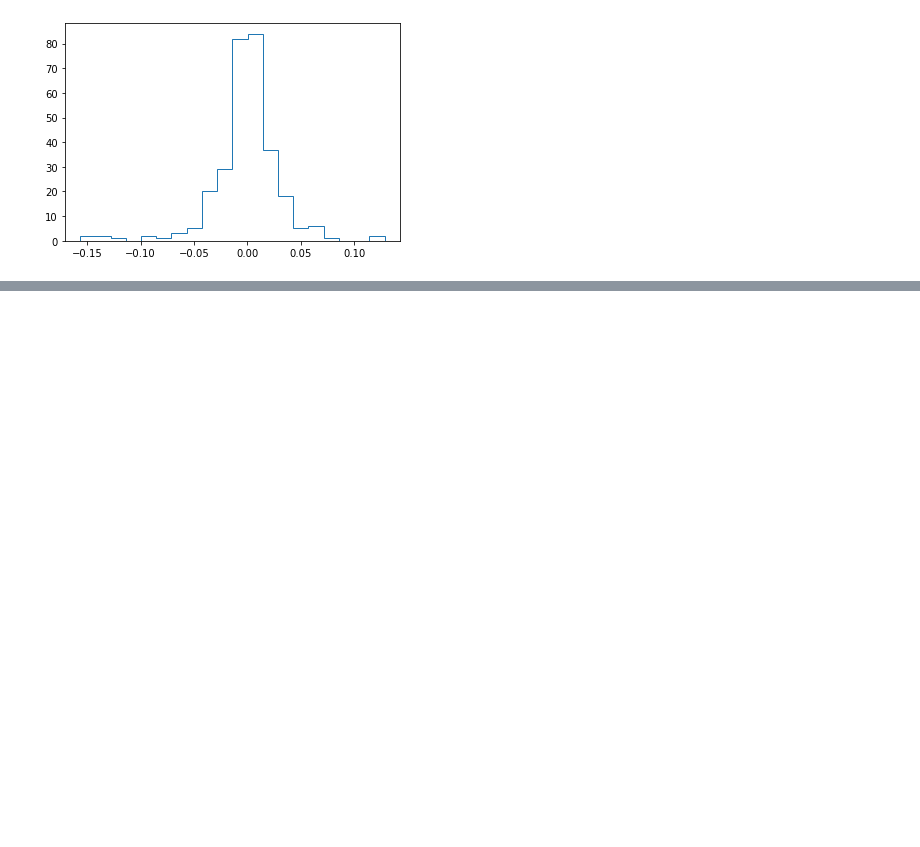
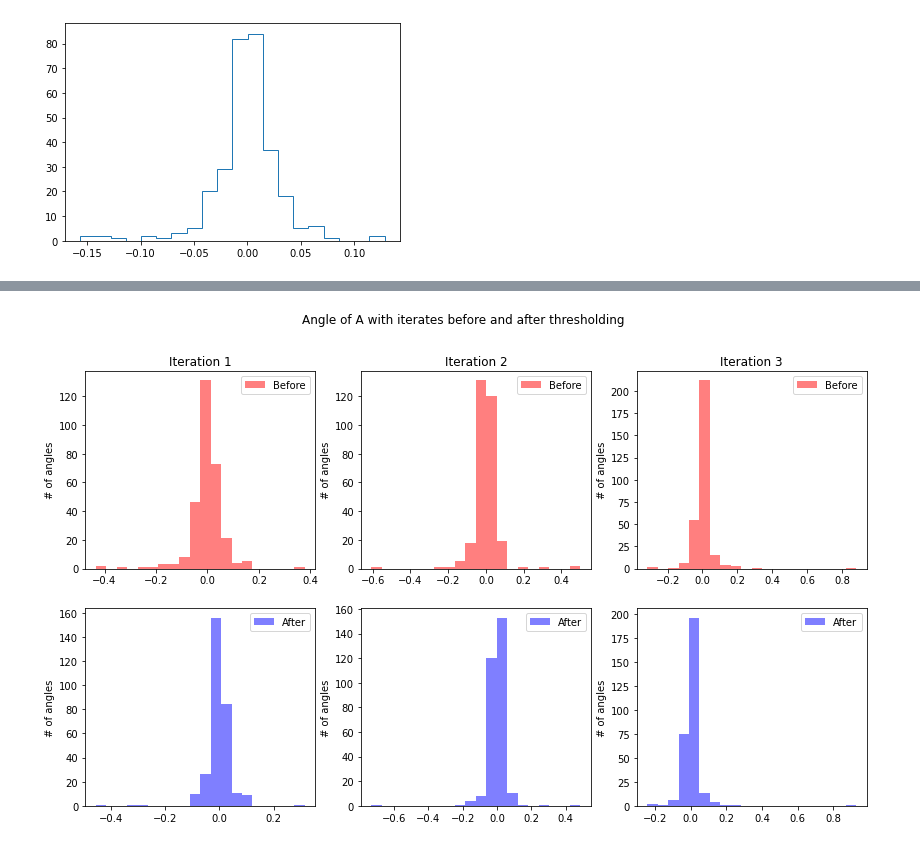
Before and after one commit to shambhavi-suri/Tensor-Recovery, a Jupyter notebook: Toy Example-RABK.ipynb, the cells around one changed output, grey strips where cells are left out. Saved outputs shown, nothing was run; the diff lists cells and outputs as text; code cells hidden in the pictures; blank space fills up the shorter version.

```diff
--- a/Toy Example-RABK.ipynb
+++ b/Toy Example-RABK.ipynb
@@ -670,3 +591,90 @@ plt.savefig('hist_IHT.png')
+# %%
+############### Angle of the iterates ########################
+
+fig, axs = plt.subplots(2, 3)
+
+fig.set_figheight(8)
+fig.set_figwidth(14)
+
+ang_1 = []
+for i in range(300):
+    ang = A[i,:]@(np.ravel(np.array(G_IHT_X[0]))-x)/(np.linalg.norm(A[i,:])*np.linalg.norm(np.ravel(np.array(G_IHT_X[0]))-x))
+    ang_1 = ang_1 + [ang]
+
+hist, bins = np.histogram(np.array(ang_1), bins=20, range=None, density=None, weights=None)
+
+axs[0, 0].hist(ang_1, bins, alpha = 0.5, color = 'r',label = "Before")
+axs[0, 0].set_title('Iteration 1')
+axs[0, 0].legend(loc="upper right")
+
+ang_1 = []
+for i in range(300):
+    ang = A[i,:]@(np.ravel(np.array(IHT_X[0]))-x)/(np.linalg.norm(A[i,:])*np.linalg.norm(np.ravel(np.array(IHT_X[0]))-x))
+    ang_1 = ang_1 + [ang]
+
+hist, bins = np.histogram(np.array(ang_1), bins=20, range=None, density=None, weights=None)
+
+axs[1, 0].hist(ang_1, bins, alpha = 0.5, color = 'b', label = "After")
+axs[1, 0].legend(loc="upper right")
+#axs[1, 0].set_title('Iteration 1')
+
+
+ang_1 = []
+for i in range(300):
+    ang = A[i,:]@(np.ravel(np.array(G_IHT_X[1]))-x)/(np.linalg.norm(A[i,:])*np.linalg.norm(np.ravel(np.array(G_IHT_X[1]))-x))
+    ang_1 = ang_1 + [ang]
+
+hist, bins = np.histogram(np.array(ang_1), bins=20, range=None, density=None, weights=None)
+
+axs[0, 1].hist(ang_1, bins, alpha = 0.5, color = 'r',label = "Before")
+axs[0, 1].set_title('Iteration 2')
+axs[0, 1].legend(loc="upper right")
+
+ang_1 = []
+for i in range(300):
+    ang = A[i,:]@(np.ravel(np.array(IHT_X[1]))-x)/(np.linalg.norm(A[i,:])*np.linalg.norm(np.ravel(np.array(IHT_X[1]))-x))
+    ang_1 = ang_1 + [ang]
+
+hist, bins = np.histogram(np.array(ang_1), bins=20, range=None, density=None, weights=None)
+
+axs[1, 1].hist(ang_1, bins, alpha = 0.5, color = 'b',label = "After")
+#axs[1, 1].set_title('Iteration 2')
+axs[1, 1].legend(loc="upper right")
+
+ang_1 = []
+for i in range(300):
+    ang = A[i,:]@(np.ravel(np.array(G_IHT_X[2]))-x)/(np.linalg.norm(A[i,:])*np.linalg.norm(np.ravel(np.array(G_IHT_X[2]))-x))
+    ang_1 = ang_1 + [ang]
+
+hist, bins = np.histogram(np.array(ang_1), bins=20, range=None, density=None, weights=None)
+
+axs[0, 2].hist(ang_1, bins, alpha = 0.5, color = 'r', label = "Before")
+axs[0, 2].set_title('Iteration 3')
+axs[0, 2].legend(loc="upper right")
+
+ang_1 = []
+for i in range(300):
+    ang = A[i,:]@(np.ravel(np.array(IHT_X[2]))-x)/(np.linalg.norm(A[i,:])*np.linalg.norm(np.ravel(np.array(IHT_X[2]))-x))
+    ang_1 = ang_1 + [ang]
+
+hist, bins = np.histogram(np.array(ang_1), bins=20, range=None, density=None, weights=None)
+
+axs[1, 2].hist(ang_1, bins, alpha = 0.5, color = 'b',label = "After")
+#axs[1, 2].set_title('Iteration 3')
+axs[1, 2].legend(loc="upper right")
+
+for ax in axs.flat:
+    ax.set( ylabel='# of angles')
+
+fig.suptitle("Angle of A with iterates before and after thresholding - TIHT")
+
+# Hide x labels and tick labels for top plots and y ticks for right plots.
+#for ax in axs.flat:
+    #ax.label_outer()
+
+plt.savefig('hist_IHT.png')
+# %% [output]
+[figure, added]
 # %%
 ############### Angle of the iterates ########################
 
```
Also changed, not shown: parts of 21 cells of this notebook.
